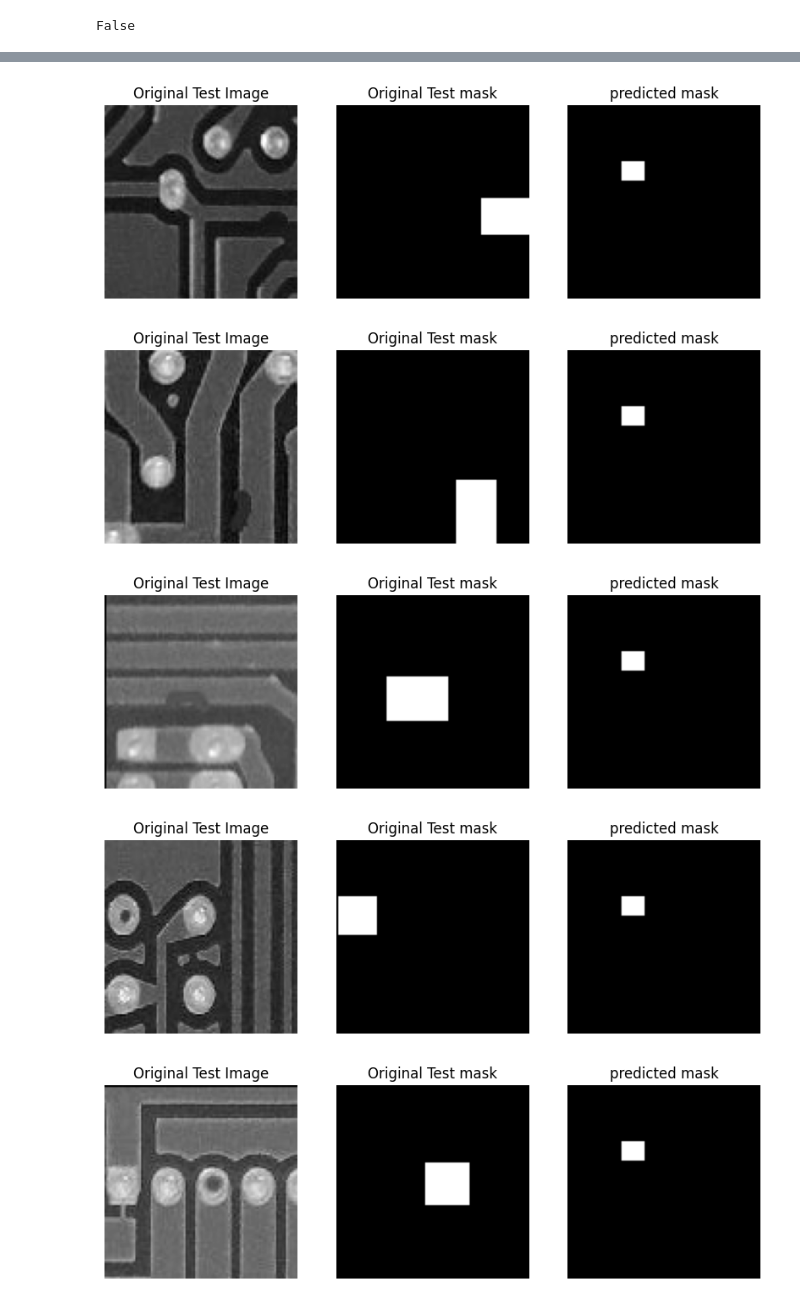
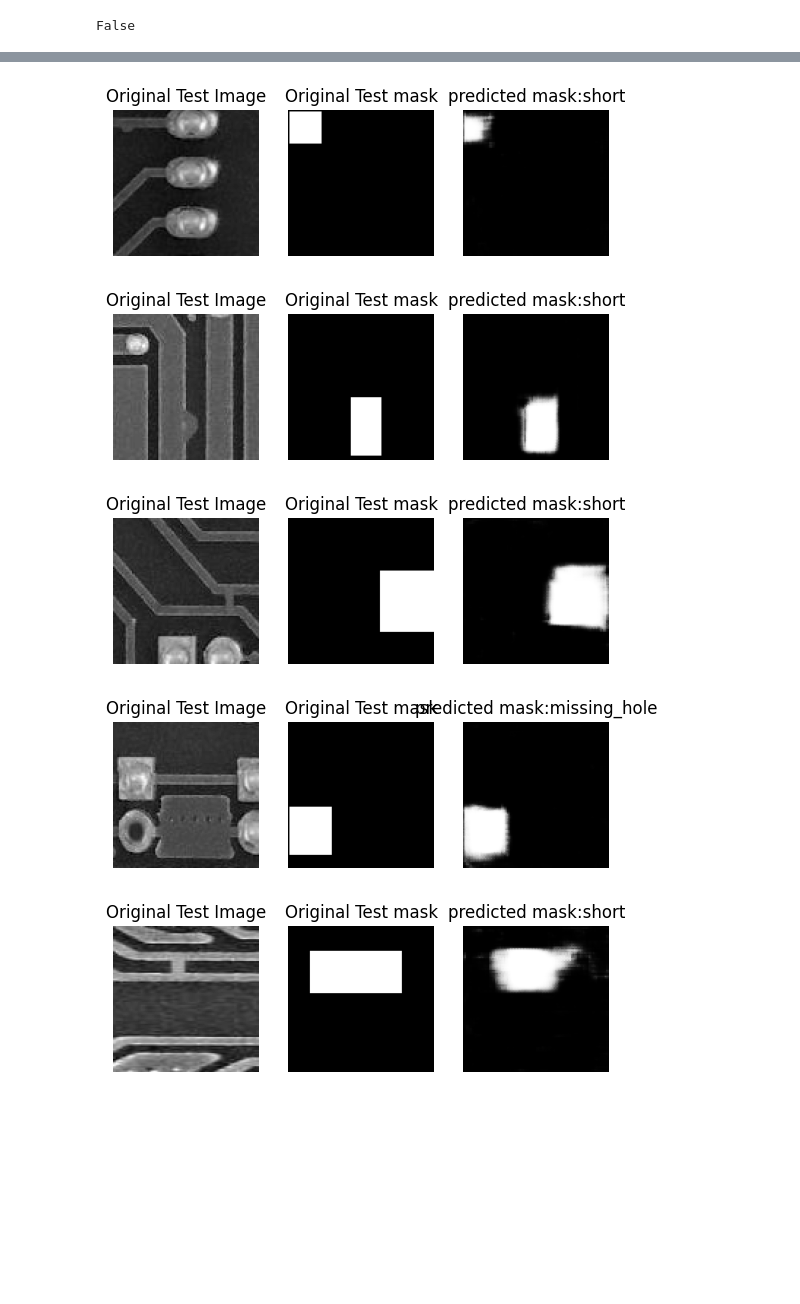
Before and after one commit to Faiza-Waheed/PCB_Defects_Detection, a Jupyter notebook: project_PCB_enhanced_unet_2channel.ipynb, the cells around one changed output, grey strips where cells are left out. Saved outputs shown, nothing was run; the diff lists cells and outputs as text; code cells hidden in the pictures; blank space fills up the shorter version.

```diff
--- a/project_PCB_enhanced_unet_2channel.ipynb
+++ b/project_PCB_enhanced_unet_2channel.ipynb
@@ -739,10 +837,10 @@ Data type of y_train_bboxes_augmented: uint8
 # %%
 # Train the model
 history = model.fit(x=X_train_augmented,
-                    y=[y_train_masks_augmented, y_train_bboxes_augmented],
-                    epochs=16,
+                    y=[y_train_masks_augmented, y_train_labels_cat_augmented],
+                    epochs=20,
                     batch_size=32,
-                    validation_data=(X_test, [y_test_masks, y_test_bboxes]),
+                    validation_data=(X_test, [y_test_masks, y_test_labels_cat]),
                     callbacks=[reduce_learning_rate, time_callback],
                     verbose=True)
 # %% [output]
@@ -808,0 +973,2 @@ plt.show()
+# %%
+y_val_masks, y_val_label = model.predict(X_test)
@@ -808,0 +977,17 @@ plt.show()
+# %%
+predicted_labels = np.argmax(y_val_label, axis=1)
+#print("Predicted Labels:", predicted_labels)
+# %%
+class_labels_pred = {
+    0: 'missing_hole',
+    1: 'mouse_bite',
+    2: 'open_circuit',
+    3: 'short',
+    4: 'spur',
+    5: 'spurious_copper'
+}
+# Remap predicted labels to label names
+remapped_labels = [class_labels_pred[label] for label in predicted_labels]
+
+# Print the remapped labels
+print("Remapped Labels:", remapped_labels)
@@ -809,11 +996,6 @@ plt.show()
 # %%
-y_val_masks, y_val_bbox = model.predict(X_test)
-
-# cv2.rectangle(y_val_masks, (x, y), (w, h), 255, -1)
 
 for i in np.random.choice(X_test.shape[0], replace=False, size=6):
-
-    plt.figure(figsize=(10,10))
     plt.subplot(131)
     plt.imshow(X_test[i].squeeze(), cmap='gray')
     plt.title('Original Test Image')
@@ -825,11 +1007,9 @@ for i in np.random.choice(X_test.shape[0], replace=False, size=6):
     plt.axis('off')
 
     plt.subplot(133)
-    x, y, w, h = y_val_bbox[i].astype('uint8')
-    y_val_mask_bbox = cv2.rectangle(y_val_masks[i], (x, y), (w, h), 255, -1)
-    plt.imshow(y_val_mask_bbox.squeeze(), cmap='gray')
-    plt.title('predicted mask')
+    plt.imshow(y_val_masks[i].squeeze(), cmap='gray')
+    plt.title('predicted mask:'+remapped_labels[i])
     plt.axis('off')
 
-    #plt.show()
+    plt.show()
 # %% [output]
@@ -838,5 +1017,5 @@ for i in np.random.choice(X_test.shape[0], replace=False, size=6):
-[figure, old version]
+[figure, new version]
-[figure, old version]
+[figure, new version]
-[figure, old version]
+[figure, new version]
-[figure, old version]
+[figure, new version]
-[figure, old version]
+[figure, new version]
```
Also changed, not shown: parts of 36 cells of this notebook, 2 other files.
